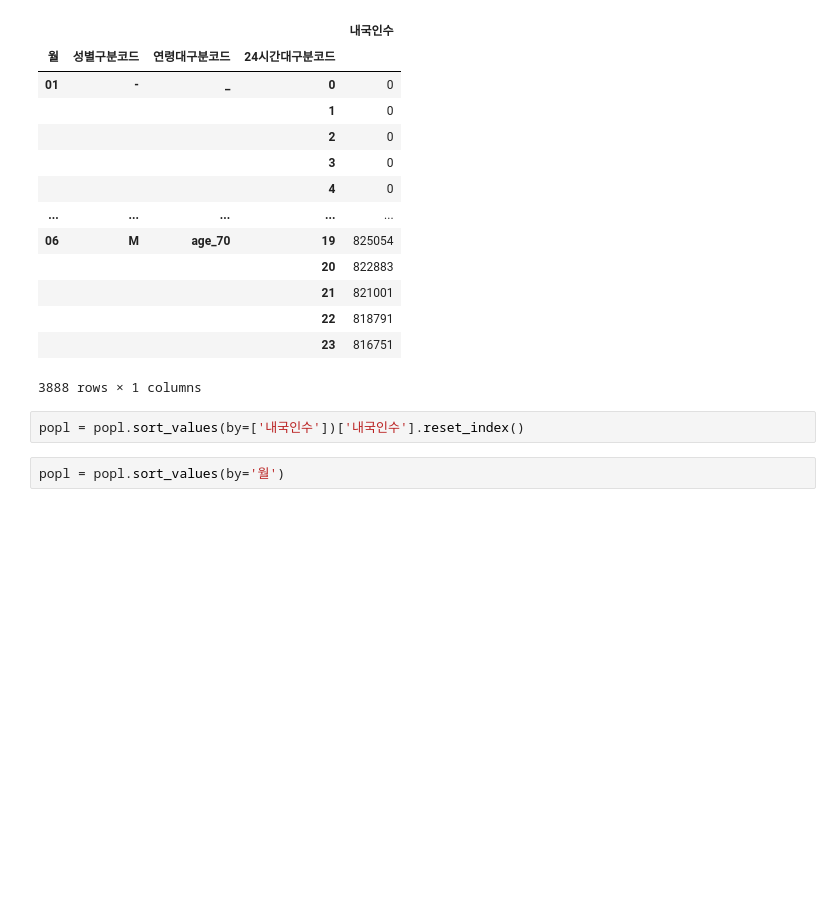
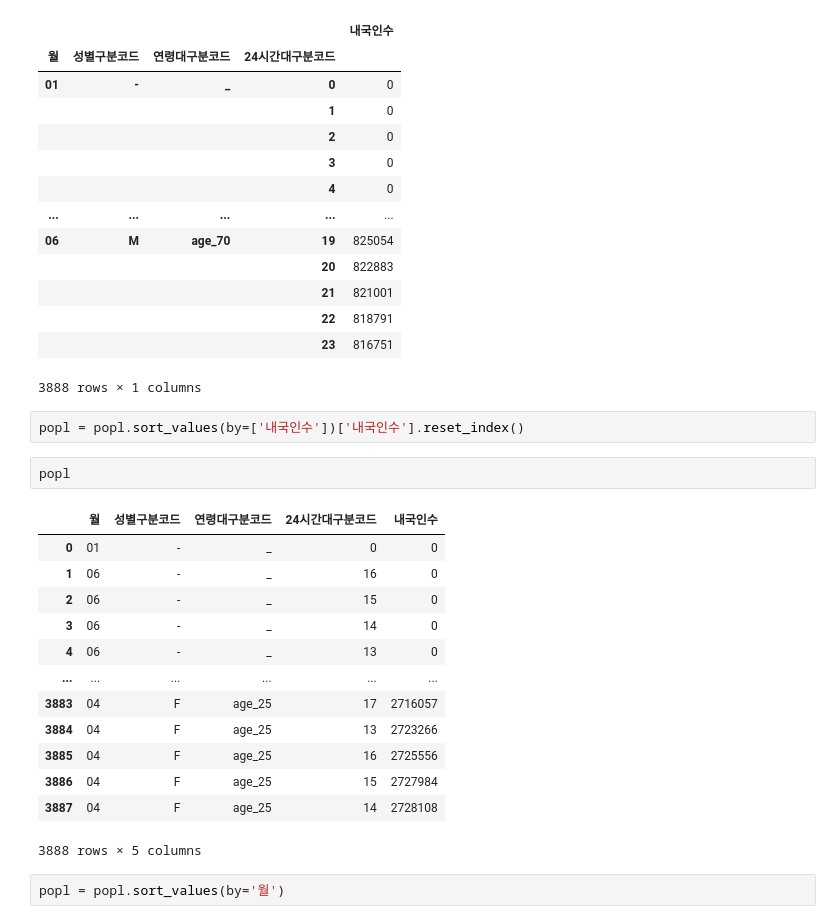
Before and after one commit to KT-bigdata-Dacon/SI, a Jupyter notebook: kt생활인구데이터.ipynb, the cells around one changed output. Cells and saved outputs as stored; diff of their text form; blank space fills up the shorter version.

```diff
--- a/kt생활인구데이터.ipynb
+++ b/kt생활인구데이터.ipynb
@@ -54,5 +54,21 @@ popl
 3888 rows × 1 columns
 # %%
 popl = popl.sort_values(by=['내국인수'])['내국인수'].reset_index()
+# %%
+popl
+# %% [output]
+|  | 월 | 성별구분코드 | 연령대구분코드 | 24시간대구분코드 | 내국인수 |
+| 0 | 01 | - | _ | 0 | 0 |
+| 1 | 06 | - | _ | 16 | 0 |
+| 2 | 06 | - | _ | 15 | 0 |
+| 3 | 06 | - | _ | 14 | 0 |
+| 4 | 06 | - | _ | 13 | 0 |
+| ... | ... | ... | ... | ... | ... |
+| 3883 | 04 | F | age_25 | 17 | 2716057 |
+| 3884 | 04 | F | age_25 | 13 | 2723266 |
+| 3885 | 04 | F | age_25 | 16 | 2725556 |
+| 3886 | 04 | F | age_25 | 15 | 2727984 |
+| 3887 | 04 | F | age_25 | 14 | 2728108 |
+3888 rows × 5 columns
 # %%
 popl = popl.sort_values(by='월')
```
Also changed, not shown: parts of 1 cell of this notebook.
